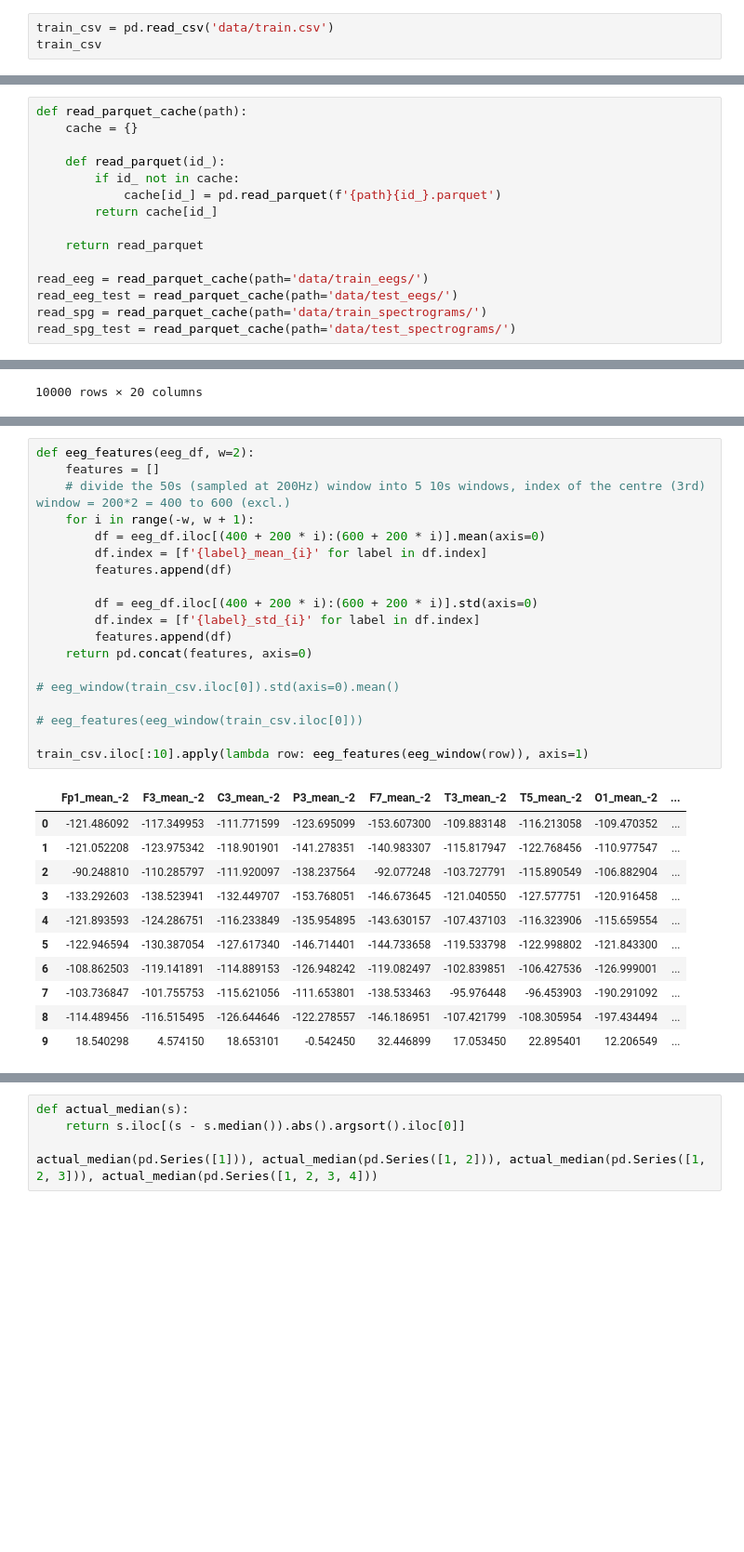
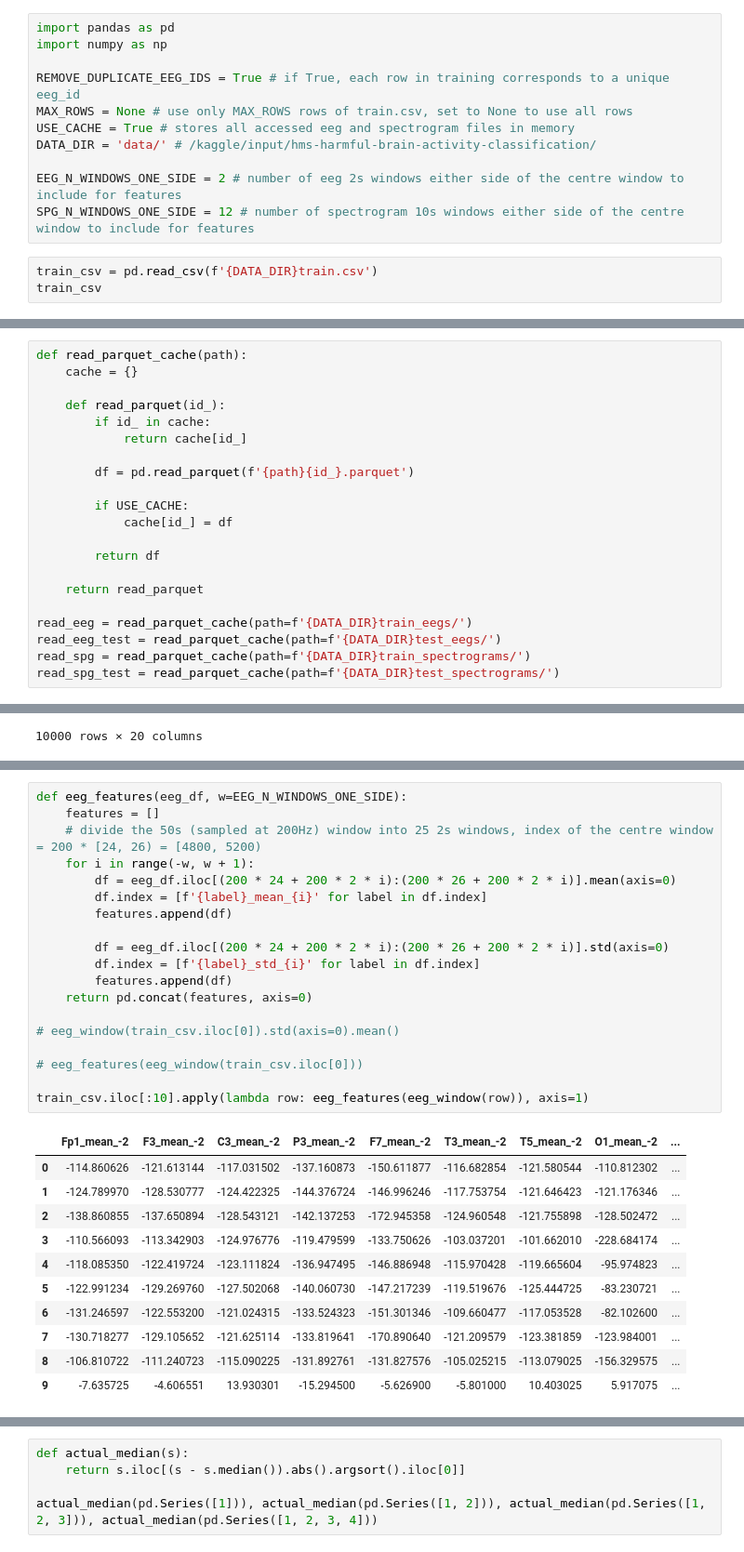
Before and after one commit to rlid/hms-harmful-brain-activity-classification, a Jupyter notebook: fit_cat_boost.ipynb, the cells around one changed output, grey strips where cells are left out. Shown: that part at 93% size. Drawn from its saved outputs; the diff is of its cells as text; blank space fills up the shorter version.

```diff
--- a/fit_cat_boost.ipynb
+++ b/fit_cat_boost.ipynb
@@ -4,5 +1,16 @@ import numpy as np
+# %%
+import pandas as pd
+import numpy as np
+
+REMOVE_DUPLICATE_EEG_IDS = True # if True, each row in training corresponds to a unique eeg_id
+MAX_ROWS = None # use only MAX_ROWS rows of train.csv, set to None to use all rows
+USE_CACHE = True # stores all accessed eeg and spectrogram files in memory
+DATA_DIR = 'data/' # /kaggle/input/hms-harmful-brain-activity-classification/
+
+EEG_N_WINDOWS_ONE_SIDE = 2 # number of eeg 2s windows either side of the centre window to include for features
+SPG_N_WINDOWS_ONE_SIDE = 12 # number of spectrogram 10s windows either side of the centre window to include for features
 # %%
-train_csv = pd.read_csv('data/train.csv')
+train_csv = pd.read_csv(f'{DATA_DIR}train.csv')
 train_csv
 # %% [output]
 |  | eeg_id | eeg_sub_id | eeg_label_offset_seconds | spectrogram_id | spectrogram_sub_id | spectrogram_label_offset_seconds | ... |
@@ -23,16 +31,22 @@ def read_parquet_cache(path):
     cache = {}
 
     def read_parquet(id_):
-        if id_ not in cache:
-            cache[id_] = pd.read_parquet(f'{path}{id_}.parquet')
-        return cache[id_]
+        if id_ in cache:
+            return cache[id_]
+
+        df = pd.read_parquet(f'{path}{id_}.parquet')
+
+        if USE_CACHE:
+            cache[id_] = df
+
+        return df
 
     return read_parquet
 
-read_eeg = read_parquet_cache(path='data/train_eegs/')
-read_eeg_test = read_parquet_cache(path='data/test_eegs/')
-read_spg = read_parquet_cache(path='data/train_spectrograms/')
-read_spg_test = read_parquet_cache(path='data/test_spectrograms/')
+read_eeg = read_parquet_cache(path=f'{DATA_DIR}train_eegs/')
+read_eeg_test = read_parquet_cache(path=f'{DATA_DIR}test_eegs/')
+read_spg = read_parquet_cache(path=f'{DATA_DIR}train_spectrograms/')
+read_spg_test = read_parquet_cache(path=f'{DATA_DIR}test_spectrograms/')
 # %%
 def eeg_window(row, train=True):
     eeg_data = read_eeg(row.eeg_id) if train else read_eeg_test(row.eeg_id)
@@ -77,33 +97,33 @@ spg_window(train_csv.iloc[0]).iloc[142:147]
 # %%
-def eeg_features(eeg_df, w=2):
+def eeg_features(eeg_df, w=EEG_N_WINDOWS_ONE_SIDE):
     features = []
-    # divide the 50s (sampled at 200Hz) window into 5 10s windows, index of the centre (3rd) window = 200*2 = 400 to 600 (excl.)
+    # divide the 50s (sampled at 200Hz) window into 25 2s windows, index of the centre window = 200 * [24, 26) = [4800, 5200)
     for i in range(-w, w + 1):
-        df = eeg_df.iloc[(400 + 200 * i):(600 + 200 * i)].mean(axis=0)
+        df = eeg_df.iloc[(200 * 24 + 200 * 2 * i):(200 * 26 + 200 * 2 * i)].mean(axis=0)
         df.index = [f'{label}_mean_{i}' for label in df.index]
         features.append(df)
 
-        df = eeg_df.iloc[(400 + 200 * i):(600 + 200 * i)].std(axis=0)
+        df = eeg_df.iloc[(200 * 24 + 200 * 2 * i):(200 * 26 + 200 * 2 * i)].std(axis=0)
         df.index = [f'{label}_std_{i}' for label in df.index]
         features.append(df)
     return pd.concat(features, axis=0)
 
 # eeg_window(train_csv.iloc[0]).std(axis=0).mean()
 
 # eeg_features(eeg_window(train_csv.iloc[0]))
 
 train_csv.iloc[:10].apply(lambda row: eeg_features(eeg_window(row)), axis=1)
 # %% [output]
 |  | Fp1_mean_-2 | F3_mean_-2 | C3_mean_-2 | P3_mean_-2 | F7_mean_-2 | T3_mean_-2 | T5_mean_-2 | O1_mean_-2 | ... |
-| 0 | -121.486092 | -117.349953 | -111.771599 | -123.695099 | -153.607300 | -109.883148 | -116.213058 | -109.470352 | ... |
-| 1 | -121.052208 | -123.975342 | -118.901901 | -141.278351 | -140.983307 | -115.817947 | -122.768456 | -110.977547 | ... |
-| 2 | -90.248810 | -110.285797 | -111.920097 | -138.237564 | -92.077248 | -103.727791 | -115.890549 | -106.882904 | ... |
-| 3 | -133.292603 | -138.523941 | -132.449707 | -153.768051 | -146.673645 | -121.040550 | -127.577751 | -120.916458 | ... |
-| 4 | -121.893593 | -124.286751 | -116.233849 | -135.954895 | -143.630157 | -107.437103 | -116.323906 | -115.659554 | ... |
-| 5 | -122.946594 | -130.387054 | -127.617340 | -146.714401 | -144.733658 | -119.533798 | -122.998802 | -121.843300 | ... |
-| 6 | -108.862503 | -119.141891 | -114.889153 | -126.948242 | -119.082497 | -102.839851 | -106.427536 | -126.999001 | ... |
-| 7 | -103.736847 | -101.755753 | -115.621056 | -111.653801 | -138.533463 | -95.976448 | -96.453903 | -190.291092 | ... |
-| 8 | -114.489456 | -116.515495 | -126.644646 | -122.278557 | -146.186951 | -107.421799 | -108.305954 | -197.434494 | ... |
-| 9 | 18.540298 | 4.574150 | 18.653101 | -0.542450 | 32.446899 | 17.053450 | 22.895401 | 12.206549 | ... |
+| 0 | -114.860626 | -121.613144 | -117.031502 | -137.160873 | -150.611877 | -116.682854 | -121.580544 | -110.812302 | ... |
+| 1 | -124.789970 | -128.530777 | -124.422325 | -144.376724 | -146.996246 | -117.753754 | -121.646423 | -121.176346 | ... |
+| 2 | -138.860855 | -137.650894 | -128.543121 | -142.137253 | -172.945358 | -124.960548 | -121.755898 | -128.502472 | ... |
+| 3 | -110.566093 | -113.342903 | -124.976776 | -119.479599 | -133.750626 | -103.037201 | -101.662010 | -228.684174 | ... |
+| 4 | -118.085350 | -122.419724 | -123.111824 | -136.947495 | -146.886948 | -115.970428 | -119.665604 | -95.974823 | ... |
+| 5 | -122.991234 | -129.269760 | -127.502068 | -140.060730 | -147.217239 | -119.519676 | -125.444725 | -83.230721 | ... |
+| 6 | -131.246597 | -122.553200 | -121.024315 | -133.524323 | -151.301346 | -109.660477 | -117.053528 | -82.102600 | ... |
+| 7 | -130.718277 | -129.105652 | -121.625114 | -133.819641 | -170.890640 | -121.209579 | -123.381859 | -123.984001 | ... |
+| 8 | -106.810722 | -111.240723 | -115.090225 | -131.892761 | -131.827576 | -105.025215 | -113.079025 | -156.329575 | ... |
+| 9 | -7.635725 | -4.606551 | 13.930301 | -15.294500 | -5.626900 | -5.801000 | 10.403025 | 5.917075 | ... |
 10 rows × 200 columns
 # %%
```
Also changed, not shown: parts of 13 cells of this notebook.
